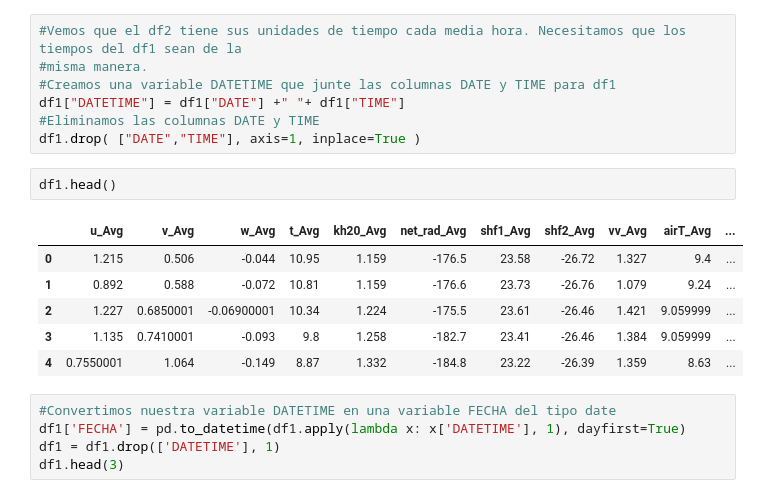
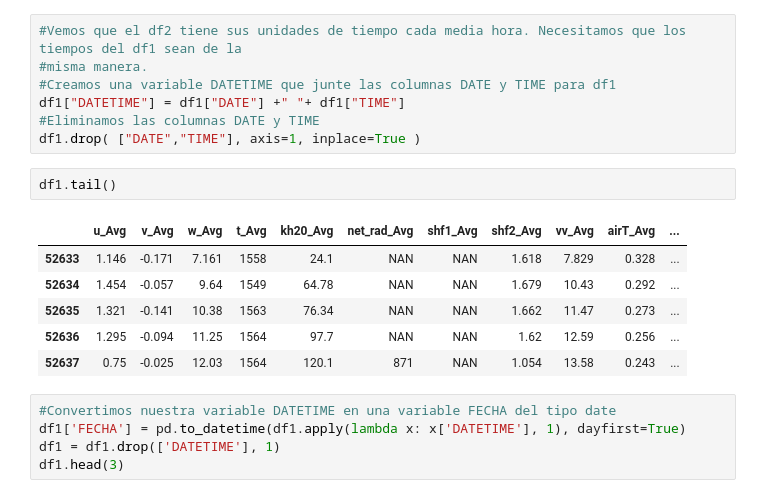
Before and after one commit to JoseDGV/Fisica_Computacional, a Jupyter notebook: Actividad 8.ipynb, the cells around one changed output. Drawn from its saved outputs; the diff is of its cells as text.

```diff
--- a/Actividad 8.ipynb
+++ b/Actividad 8.ipynb
@@ -72,14 +73,14 @@ df1["DATETIME"] = df1["DATE"] +" "+ df1["TIME"]
 #Eliminamos las columnas DATE y TIME
 df1.drop( ["DATE","TIME"], axis=1, inplace=True )
 # %%
-df1.head()
+df1.tail()
 # %% [output]
 |  | u_Avg | v_Avg | w_Avg | t_Avg | kh20_Avg | net_rad_Avg | shf1_Avg | shf2_Avg | vv_Avg | airT_Avg | ... |
-| 0 | 1.215 | 0.506 | -0.044 | 10.95 | 1.159 | -176.5 | 23.58 | -26.72 | 1.327 | 9.4 | ... |
-| 1 | 0.892 | 0.588 | -0.072 | 10.81 | 1.159 | -176.6 | 23.73 | -26.76 | 1.079 | 9.24 | ... |
-| 2 | 1.227 | 0.6850001 | -0.06900001 | 10.34 | 1.224 | -175.5 | 23.61 | -26.46 | 1.421 | 9.059999 | ... |
-| 3 | 1.135 | 0.7410001 | -0.093 | 9.8 | 1.258 | -182.7 | 23.41 | -26.46 | 1.384 | 9.059999 | ... |
-| 4 | 0.7550001 | 1.064 | -0.149 | 8.87 | 1.332 | -184.8 | 23.22 | -26.39 | 1.359 | 8.63 | ... |
+| 52633 | 1.146 | -0.171 | 7.161 | 1558 | 24.1 | NAN | NAN | 1.618 | 7.829 | 0.328 | ... |
+| 52634 | 1.454 | -0.057 | 9.64 | 1549 | 64.78 | NAN | NAN | 1.679 | 10.43 | 0.292 | ... |
+| 52635 | 1.321 | -0.141 | 10.38 | 1563 | 76.34 | NAN | NAN | 1.662 | 11.47 | 0.273 | ... |
+| 52636 | 1.295 | -0.094 | 11.25 | 1564 | 97.7 | NAN | NAN | 1.62 | 12.59 | 0.256 | ... |
+| 52637 | 0.75 | -0.025 | 12.03 | 1564 | 120.1 | 871 | NAN | 1.054 | 13.58 | 0.243 | ... |
 # %%
 #Convertimos nuestra variable DATETIME en una variable FECHA del tipo date
 df1['FECHA'] = pd.to_datetime(df1.apply(lambda x: x['DATETIME'], 1), dayfirst=True)
```
Also changed, not shown: parts of 37 cells of this notebook.
